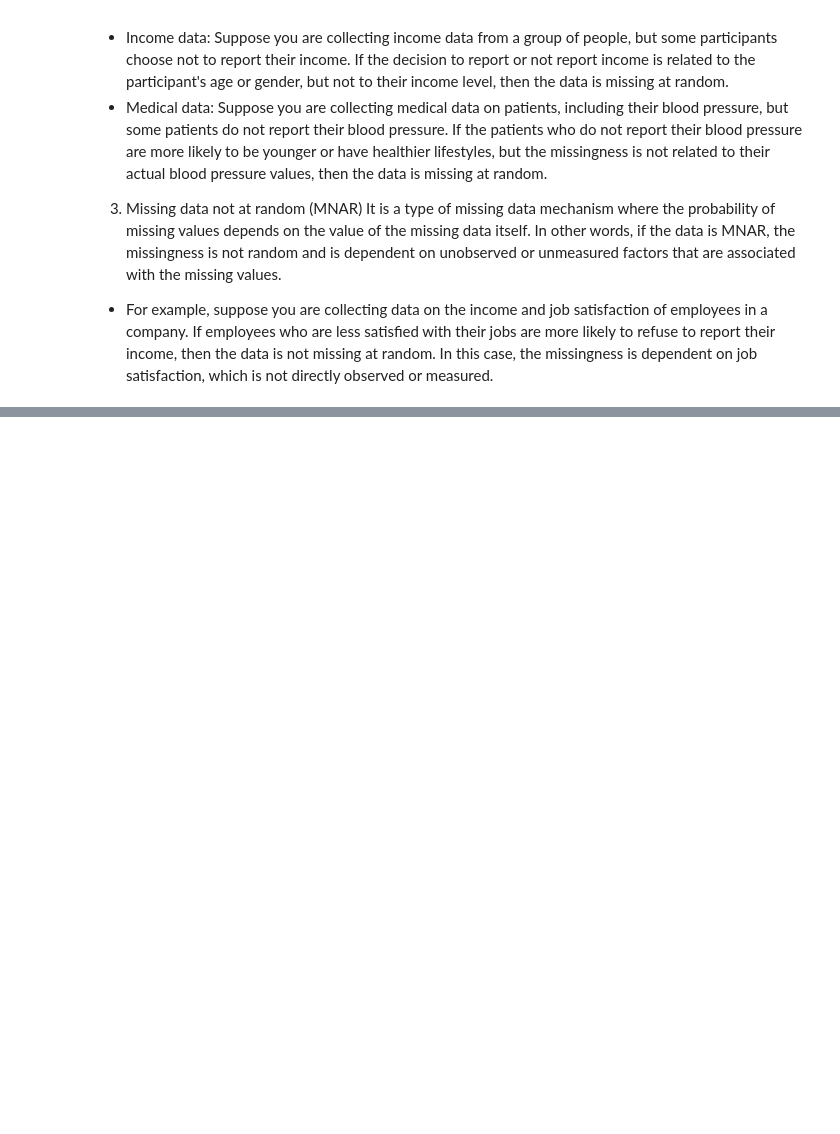
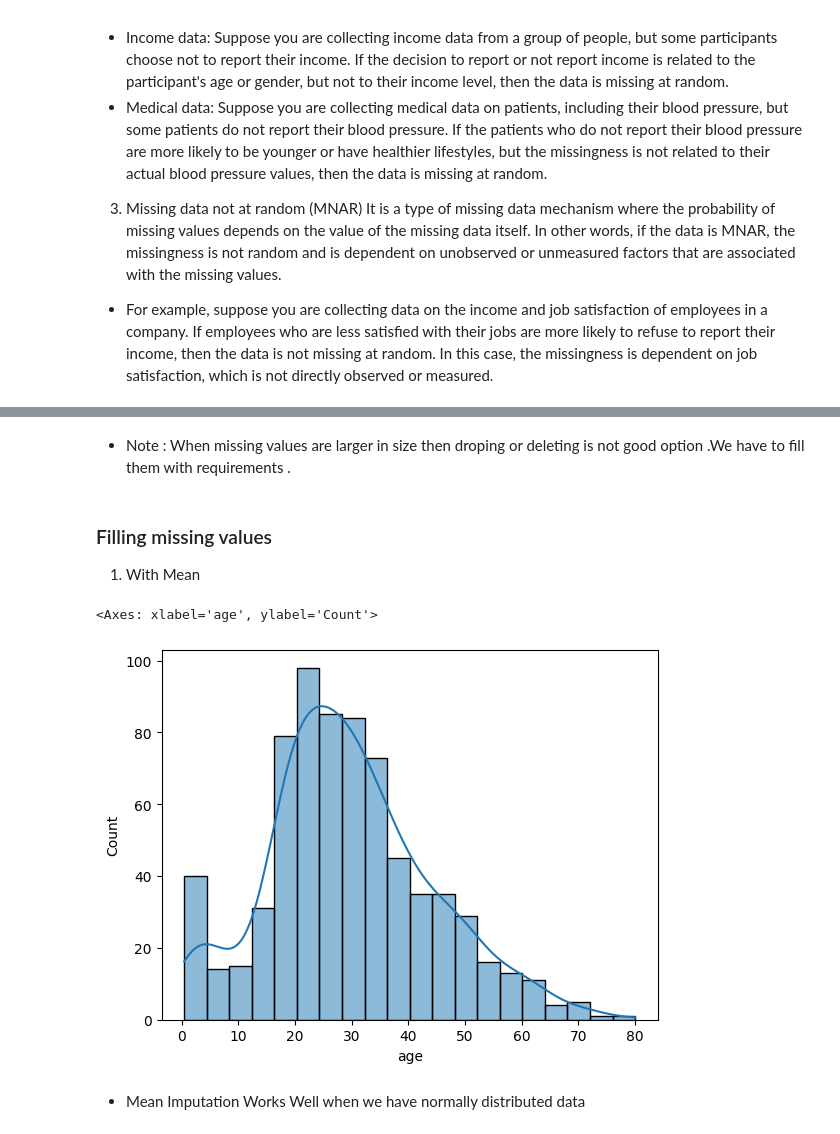
Before and after one commit to alokpandey098/Data-analyst, a Jupyter notebook: 10-FE with python/1.0- Missing Values.ipynb, the cells around one changed output, grey strips where cells are left out. Drawn from its saved outputs; the diff is of its cells as text; code cells hidden in the pictures; blank space fills up the shorter version.

Commit message:
Imputation technique

```diff
--- a/10-FE with python/1.0- Missing Values.ipynb
+++ b/10-FE with python/1.0- Missing Values.ipynb
@@ -21,4 +21,6 @@ import seaborn as sns
 import pandas as pd
 import numpy as np
 # %%
-#
+# Loading dataset
+
+df = sns.load_dataset('titanic')
@@ -24,0 +56,12 @@ import numpy as np
+# %% [markdown]
+- Note : When missing values are larger in size then droping or deleting is not good option .We have to fill them with requirements .
+# %% [markdown]
+### Filling missing values
+1. With Mean
+# %%
+sns.histplot(df['age'],kde = True)
+# %% [output]
+<Axes: xlabel='age', ylabel='Count'>
+[figure, added]
+# %% [markdown]
+- Mean Imputation Works Well when we have normally distributed data
```
Also changed, not shown: parts of 14 cells of this notebook.
